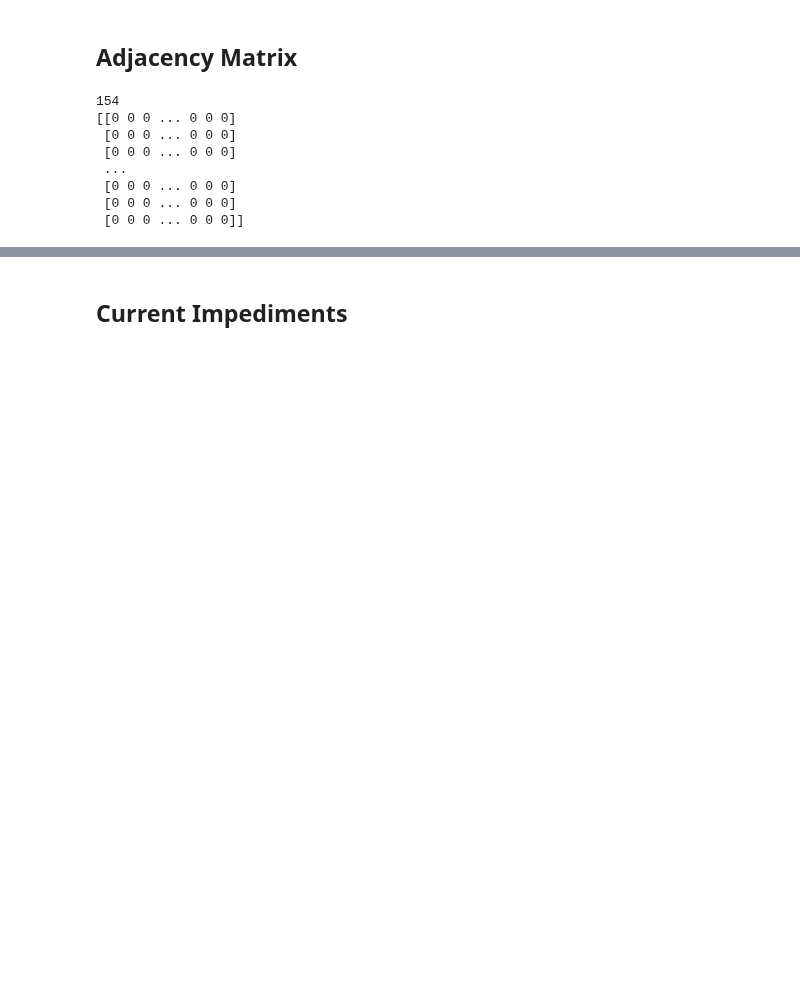
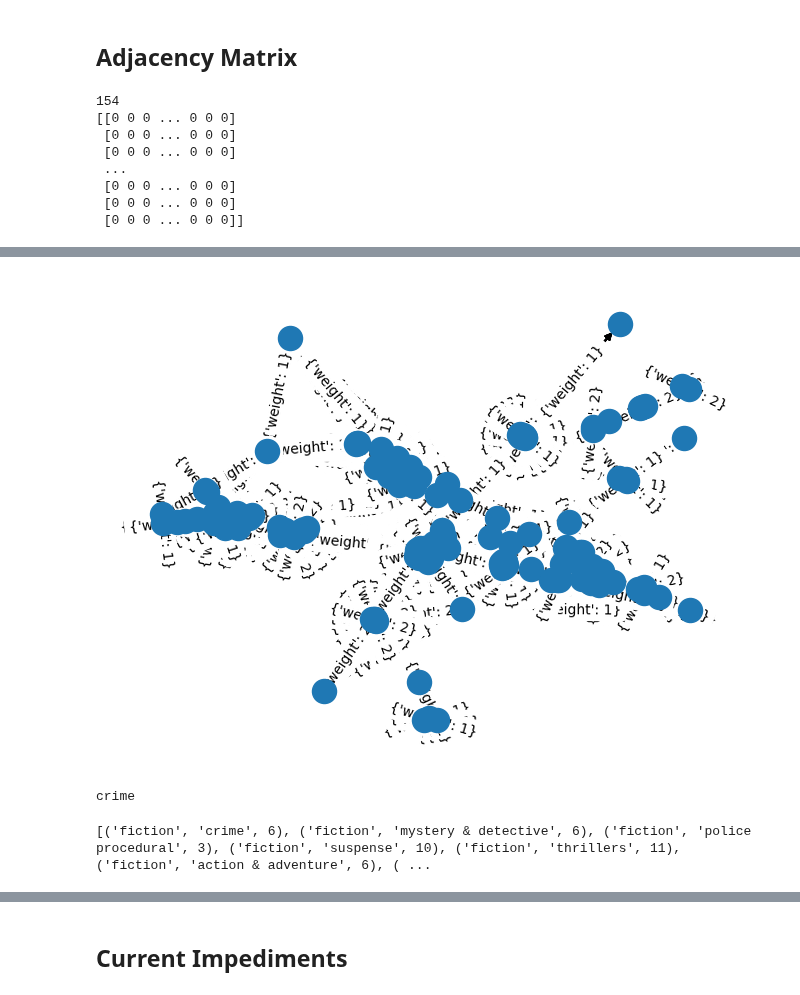
Before and after one commit to rsa-captech/rachel-recommender, a Jupyter notebook: notebook.ipynb, the cells around one changed output, grey strips where cells are left out. Saved outputs shown, nothing was run; the diff lists cells and outputs as text; code cells hidden in the pictures; blank space fills up the shorter version.

Commit message:
Update notebook.ipynb
initial graph

```diff
--- a/notebook.ipynb
+++ b/notebook.ipynb
@@ -667,9 +632,10 @@ Replacement dictionary:
 # %%
 edges_lsts = []
+# calculate genre combinations per book observation in a a given row row
 for genre_lst in NYT_bestsellers_24['GB_genres']:
-    updated_list = [replacement_dict.get(item, item) for item in genre_lst]
-    edges = [(a, b) for a, b in itertools.product(updated_list, repeat=2) if a != b] # initialize for edges calculation
-    edges_lsts.append(edges)
+    updated_list = [replacement_dict.get(item, item) for item in genre_lst] # replace genre with corresponding dummy variable
+    edges = list(itertools.combinations(updated_list, 2)) # initialize for edges calculation
+    edges_lsts.append(edges) # (row index, column index)
 # %%
 edges_lsts
 # %% [output]
@@ -693,9 +658,0 @@ edges_lsts
-# %%
-for edge_lst in edges_lsts:
-    for edge in edge_lst:
-        i, j = edge[0], edge[1]
-        adj_matrix[i, j] = 1
-        adj_matrix[j, i] = 1
-        # print(i, j)
-
-print(adj_matrix)
@@ -778,0 +659,19 @@ print(adj_matrix)
+# %%
+# Initialize adjacency matrix
+adj_matrix = np.array(np.zeros((n, n), dtype=int))
+
+for edge_lst in edges_lsts:
+    #print(edge_lst)
+    for edge in edge_lst:
+        #print(edge)
+        u, v = edge # row index, column index
+        adj_matrix[u][v] += 1 # WHY IS IT DOUBLE COUNTING???
+        #adj_matrix[u][v] += 1
+    print(adj_matrix)
+    # adj_matrix = intermed_matrix + adj_matrix # add the row-level matrix to the df-level matrix
+    # print(adj_matrix)
+    # print("------------------------------------------------")
+    # #     i, j = edge[0], edge[1]
+    #     adj_matrix[i, j] = 1
+    #     adj_matrix[j, i] = 1
+        # print(i, j)
@@ -778,0 +706,36 @@ print(adj_matrix)
+# %%
+# Draw graph straight from adj_matrix array
+
+G = nx.from_numpy_array(np.matrix(adj_matrix), create_using=nx.DiGraph)
+layout = nx.spring_layout(G)
+nx.draw(G, layout)
+nx.draw_networkx_edge_labels(G, pos=layout)
+plt.show()
+# %% [output]
+[figure, added]
+# %%
+def get_keys_by_value(dictionary, target_value):
+    keys = [key for key, value in dictionary.items() if value == target_value]
+    return keys
+
+keys = get_keys_by_value(replacement_dict, 1)
+print(keys[0])
+# %% [output]
+crime
+# %%
+# Convert matrix back into coordinate points
+
+# Initialize list of tuples (genre1, genre2, weight)
+genre_weight_coordinates = []
+
+for i in range(adj_matrix.shape[0]):   # Iterates over rows
+    for j in range(adj_matrix.shape[1]):  # Iterates over columns
+        if adj_matrix[i, j].item() != 0:
+            i_key = get_keys_by_value(replacement_dict, i)
+            j_key = get_keys_by_value(replacement_dict, j)
+            genre_weight_coordinates.append((i_key[0], j_key[0], adj_matrix[i, j].item()))  # Append (row, column, adj_matrix value)
+
+# Print the coordinate points
+print(genre_weight_coordinates)
+# %% [output]
+[('fiction', 'crime', 6), ('fiction', 'mystery & detective', 6), ('fiction', 'police procedural', 3), ('fiction', 'suspense', 10), ('fiction', 'thrillers', 11), ('fiction', 'action & adventure', 6), ( ...
```
Also changed, not shown: parts of 16 cells of this notebook.
